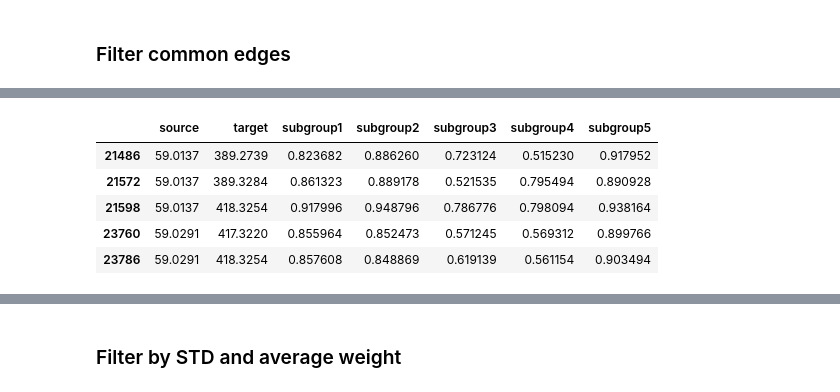
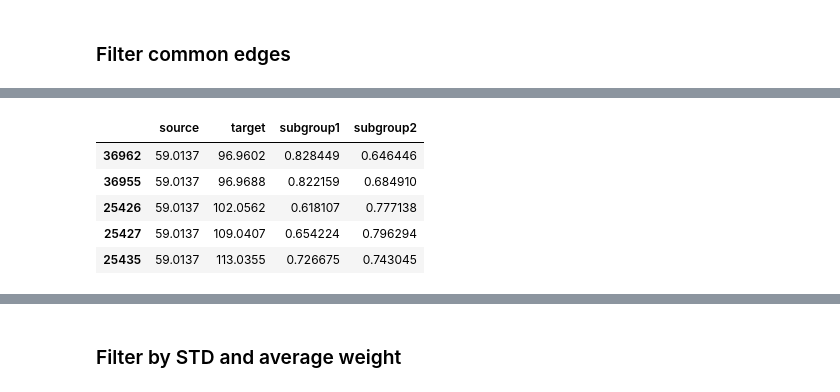
Before and after one commit to win7/GNN_Unsupervised, a Jupyter notebook: processing_dyn.ipynb, the cells around one changed output, grey strips where cells are left out. Cells and saved outputs as stored; diff of their text form; code cells hidden in the pictures.

```diff
--- a/processing_dyn.ipynb
+++ b/processing_dyn.ipynb
@@ -234,0 +271,4 @@ time: 6.26 ms (started: 2023-06-06 14:35:34 -05:00)
+# %%
+df_edge_embeddings_concat_filter = dict_df_edge_embeddings_concat_filter_[groups_id[0]]
+print(df_edge_embeddings_concat_filter.shape)
+df_edge_embeddings_concat_filter.head()
@@ -238,7 +287,7 @@ time: 6.26 ms (started: 2023-06-06 14:35:34 -05:00)
 dict_df_edges_filter = {}
 for group in tqdm(groups_id):
     # count
-    df_edge_embeddings_concat_filter = dict_df_edge_embeddings_concat_filter[group]
+    df_edge_embeddings_concat_filter = dict_df_edge_embeddings_concat_filter_[group]
 
     df_edge_embeddings_concat_filter.reset_index(inplace=True)
     df_edge_embeddings_concat_filter = df_edge_embeddings_concat_filter[["level_0", "level_1"]].value_counts().to_frame()
@@ -254,4 +303,5 @@ time: 9.61 s (started: 2023-06-06 14:35:34 -05:00)
 # %%
-df_edges_filter = dict_df_edges_filter[groups_id[0]]
+df_edges_filter = dict_df_edges_filter[groups_id[1]]
+print(df_edges_filter.shape)
 df_edges_filter.head()
 # %% [output]
@@ -264,0 +316,7 @@ time: 4.72 ms (started: 2023-06-06 14:35:43 -05:00)
+# %%
+# change data type
+
+for group in tqdm(groups_id):
+    df_edges_filter = dict_df_edges_filter[group]
+    df_edges_filter[["source", "target"]] = df_edges_filter[["source", "target"]].astype("float")
+    dict_df_edges_filter[group] = df_edges_filter
@@ -279,10 +339,10 @@ time: 48.3 s (started: 2023-06-06 14:35:43 -05:00)
 # %%
-df_edges_filter_weight = dict_df_edges_filter_weight[groups_id[0]]
+df_edges_filter_weight = dict_df_edges_filter_weight[groups_id[2]]
 df_edges_filter_weight.head()
 # %% [output]
-|  | source | target | subgroup1 | subgroup2 | subgroup3 | subgroup4 | subgroup5 |
-| 21486 | 59.0137 | 389.2739 | 0.823682 | 0.886260 | 0.723124 | 0.515230 | 0.917952 |
-| 21572 | 59.0137 | 389.3284 | 0.861323 | 0.889178 | 0.521535 | 0.795494 | 0.890928 |
-| 21598 | 59.0137 | 418.3254 | 0.917996 | 0.948796 | 0.786776 | 0.798094 | 0.938164 |
-| 23760 | 59.0291 | 417.3220 | 0.855964 | 0.852473 | 0.571245 | 0.569312 | 0.899766 |
-| 23786 | 59.0291 | 418.3254 | 0.857608 | 0.848869 | 0.619139 | 0.561154 | 0.903494 |
+|  | source | target | subgroup1 | subgroup2 |
+| 36962 | 59.0137 | 96.9602 | 0.828449 | 0.646446 |
+| 36955 | 59.0137 | 96.9688 | 0.822159 | 0.684910 |
+| 25426 | 59.0137 | 102.0562 | 0.618107 | 0.777138 |
+| 25427 | 59.0137 | 109.0407 | 0.654224 | 0.796294 |
+| 25435 | 59.0137 | 113.0355 | 0.726675 | 0.743045 |
```
Also changed, not shown: parts of 22 cells of this notebook, 4 other files.
